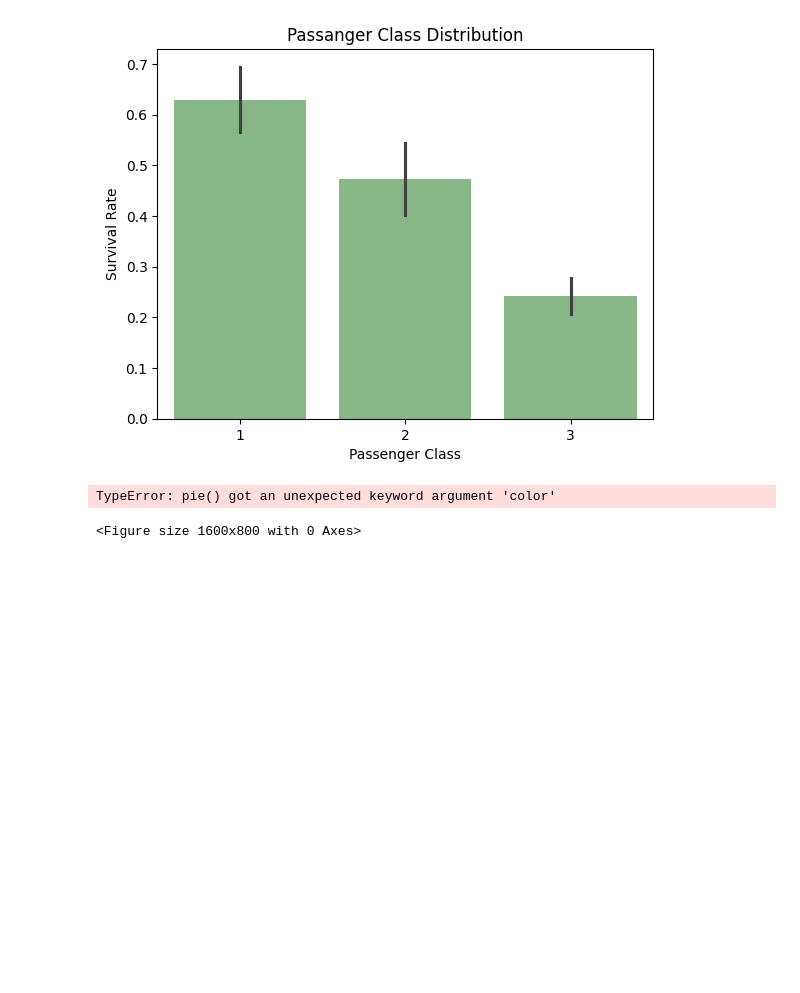
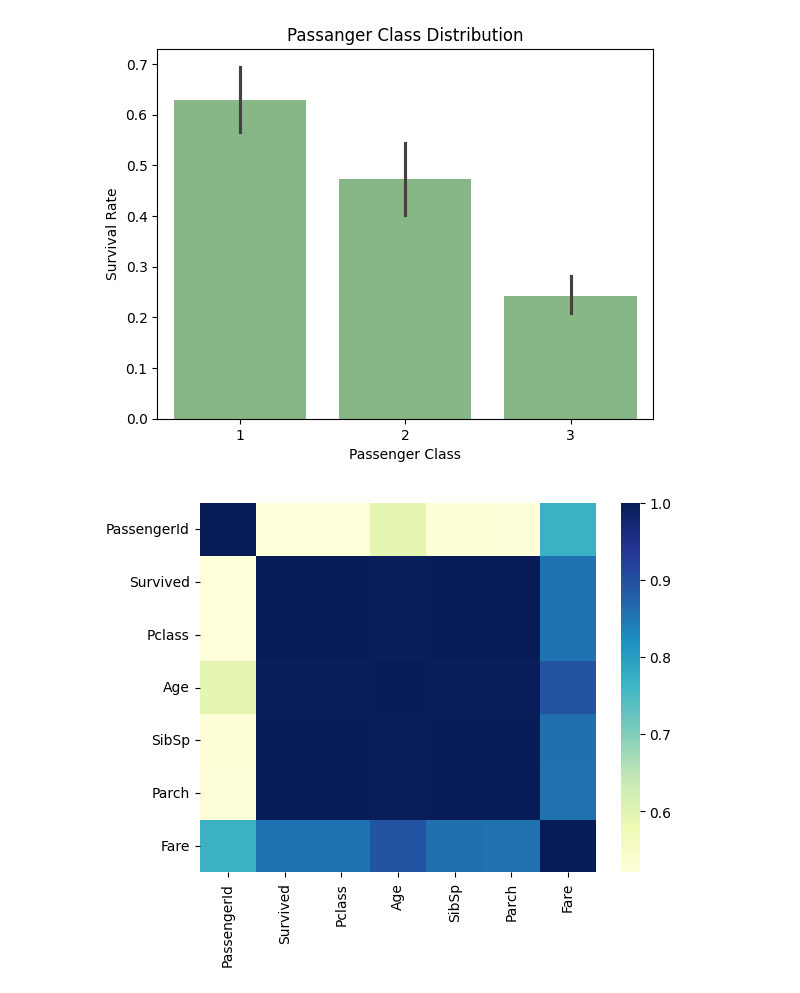
Before and after one commit to muskan-student/pythondata-analytics, a Jupyter notebook: titanic.ipynb, the cells around one changed output. Cells and saved outputs as stored; diff of their text form; code cells hidden in the pictures; blank space fills up the shorter version.

```diff
--- a/titanic.ipynb
+++ b/titanic.ipynb
@@ -20,3 +20,6 @@ titanic_data
 | 889 | 890 | 1 | 1 | Behr, Mr. Karl Howell | male | 26.0 | 0 | 0 | 111369 | 30.0000 | ... |
 | 890 | 891 | 0 | 3 | Dooley, Mr. Patrick | male | 32.0 | 0 | 0 | 370376 | 7.7500 | ... |
 891 rows × 12 columns
+# %%
+a = titanic_data.describe()
+a
@@ -42,14 +55,8 @@ plt.title('Passanger Class Distribution')
 # %% [output]
 Text(0.5, 1.0, 'Passanger Class Distribution')
 [figure]
-# %%
-gender_counts= titanic_data['Sex'].value_counts()
-plt.figure(figsize= (16,8))
-plt.pie(gender_counts,labels = gender_counts.index,
-        autopct = '%1.1f%%',startangle = 140,
-        color = (#FF6361,#58508D))
-plt.title('Gender Distribution of titanic passenger')
-plt.axis('equal')
-# %% [output]
-TypeError: pie() got an unexpected keyword argument 'color'
-<Figure size 1600x800 with 0 Axes>
+# %%
+sns.heatmap(a.corr(),cmap = 'YlGnBu')
+plt.show()
+# %% [output]
+[figure, added]
```
Also changed, not shown: parts of 2 cells of this notebook, 11 other files.
